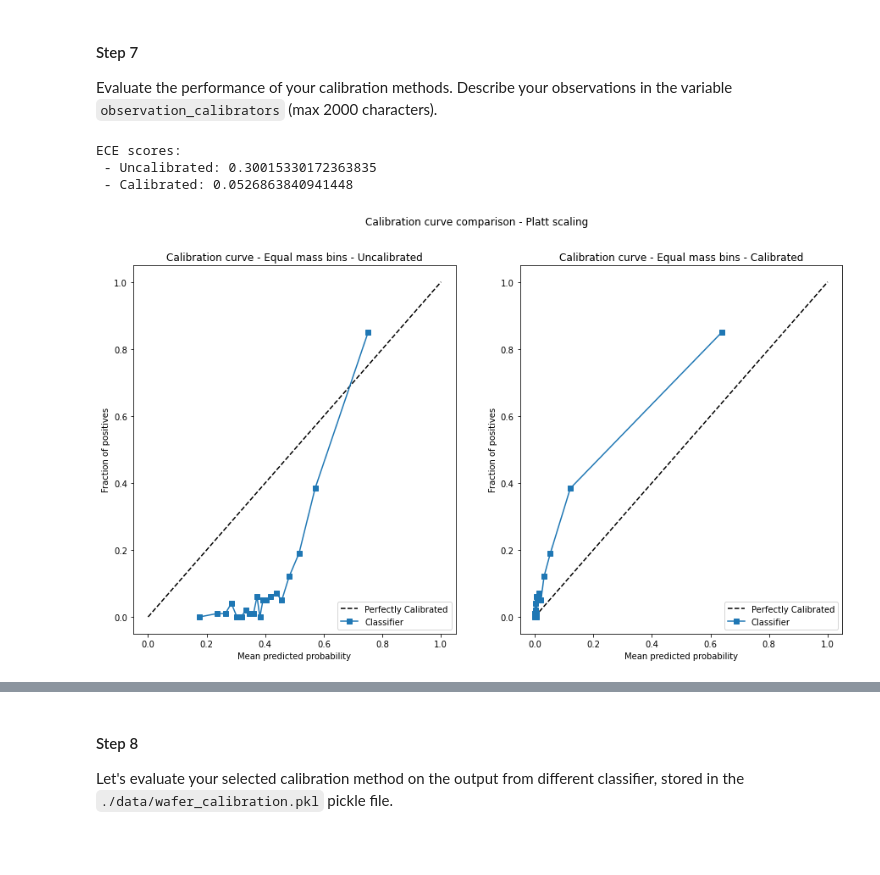
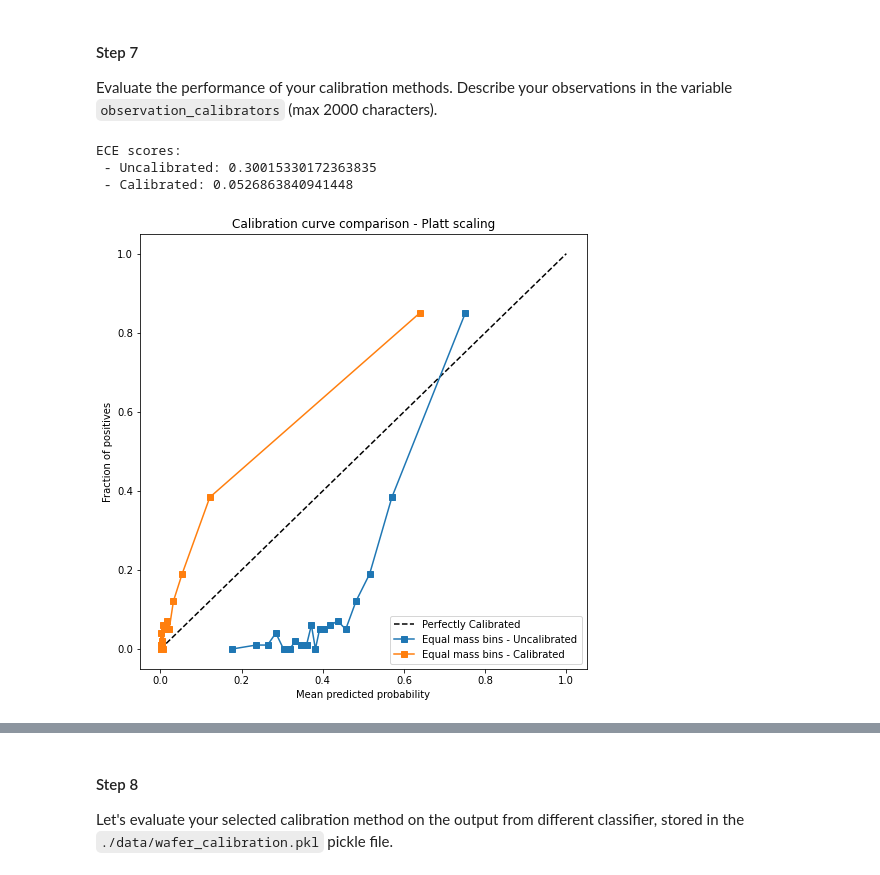
Before and after one commit to Tbas99/2IMN30---Assignment-1, a Jupyter notebook: calibration.ipynb, the cells around one changed output, grey strips where cells are left out. Cells and saved outputs as stored; diff of their text form; code cells hidden in the pictures; blank space fills up the shorter version.

Commit message:
Consolidate plotting code

```diff
--- a/calibration.ipynb
+++ b/calibration.ipynb
@@ -468,48 +468,43 @@ class cal_model_isotonic:
 Evaluate the performance of your calibration methods. Describe your observations in the variable `observation_calibrators` (max 2000 characters).
 # %%
 #// BEGIN_TODO [STEP_7] Evaluate the calibration method (10 points)
-def show_calibration_side_by_side(empirical_probability_uncal, bin_probability_mean_uncal, uncal_title, empirical_probability_cal, bin_probability_mean_cal, cal_title):
-    fig, (ax1, ax2) = plt.subplots(1, 2, figsize=(15, 8))
-    fig.suptitle('Calibration curve comparison - Platt scaling')
-    ax1.plot([0,1], [0,1], linestyle='--', color='k', label='Perfectly Calibrated')
-    ax1.plot(empirical_probability_uncal, bin_probability_mean_uncal, marker='s', label='Classifier')
-    ax1.legend(loc='lower right')
-    ax1.set_xlabel('Mean predicted probability')
-    ax1.set_ylabel('Fraction of positives')
-    ax1.title.set_text(uncal_title)
-    ax2.plot([0,1], [0,1], linestyle='--', color='k', label='Perfectly Calibrated')
-    ax2.plot(empirical_probability_cal, bin_probability_mean_cal, marker='s', label='Classifier')
-    ax2.legend(loc='lower right')
-    ax2.set_xlabel('Mean predicted probability')
-    ax2.set_ylabel('Fraction of positives')
-    ax2.title.set_text("Calibration curve - Equal mass bins - Calibrated")
+def show_calibration_side_by_side(empirical_probability_uncal, bin_probability_mean_uncal, uncal_label, empirical_probability_cal, bin_probability_mean_cal, cal_label, title=''):
+    plt.figure(figsize=(8, 8))
+    plt.title(title)
+    plt.plot([0,1], [0,1], linestyle='--', color='k', label='Perfectly Calibrated')
+    plt.plot(empirical_probability_uncal, bin_probability_mean_uncal, marker='s', label=uncal_label)
+    plt.plot(empirical_probability_cal, bin_probability_mean_cal, marker='s', label=cal_label)
+    plt.legend(loc='lower right')
+    plt.xlabel('Mean predicted probability')
+    plt.ylabel('Fraction of positives')
 # %%
 # Instantiate the calibration model and perform calibration -> Platt scaling
 calibrator = cal_model_platt()
 calibrator.fit(uncalibrated_p_train.reshape(-1, 1), y_binary_train)
 calibrated_p = calibrator.predict_proba(uncalibrated_p.reshape(-1, 1))
 
 # Calc calibration curve
 bin_probability_mean_uncal, empirical_probability_uncal = \
     calibration.calibration_curve(y_binary_test, uncalibrated_p, n_bins=20, strategy='quantile')
 bin_probability_mean_cal, empirical_probability_cal = \
     calibration.calibration_curve(y_binary_test, calibrated_p, n_bins=20, strategy='quantile')
 
 # Plot the results
 show_calibration_side_by_side(
-    empirical_probability_uncal, bin_probability_mean_uncal, "Calibration curve - Equal mass bins - Uncalibrated",
-    empirical_probability_cal, bin_probability_mean_cal, "Calibration curve - Equal mass bins - Calibrated")
+    empirical_probability_uncal, bin_probability_mean_uncal, "Equal mass bins - Uncalibrated",
+    empirical_probability_cal, bin_probability_mean_cal, "Equal mass bins - Calibrated",
+    'Calibration curve comparison - Platt scaling')
 
 # Compute the ECE
 binary_metric = cal_metric(20, "equal_width")
 ece_uncalibrated = binary_metric.score(uncalibrated_p, y_binary_test)
 ece_calibrated = binary_metric.score(calibrated_p, y_binary_test)
 print("ECE scores:\n", f"- Uncalibrated: {ece_uncalibrated}\n", f"- Calibrated: {ece_calibrated}\n")
 # %% [output]
 ECE scores:
  - Uncalibrated: 0.30015330172363835
  - Calibrated: 0.0526863840941448
-[figure, old version]
+[figure, new version]
 # %%
 # Instantiate the calibration model and perform calibration -> Isotonic regression
 calibrator = cal_model_isotonic()
```
Also changed, not shown: parts of 1 cell of this notebook.
